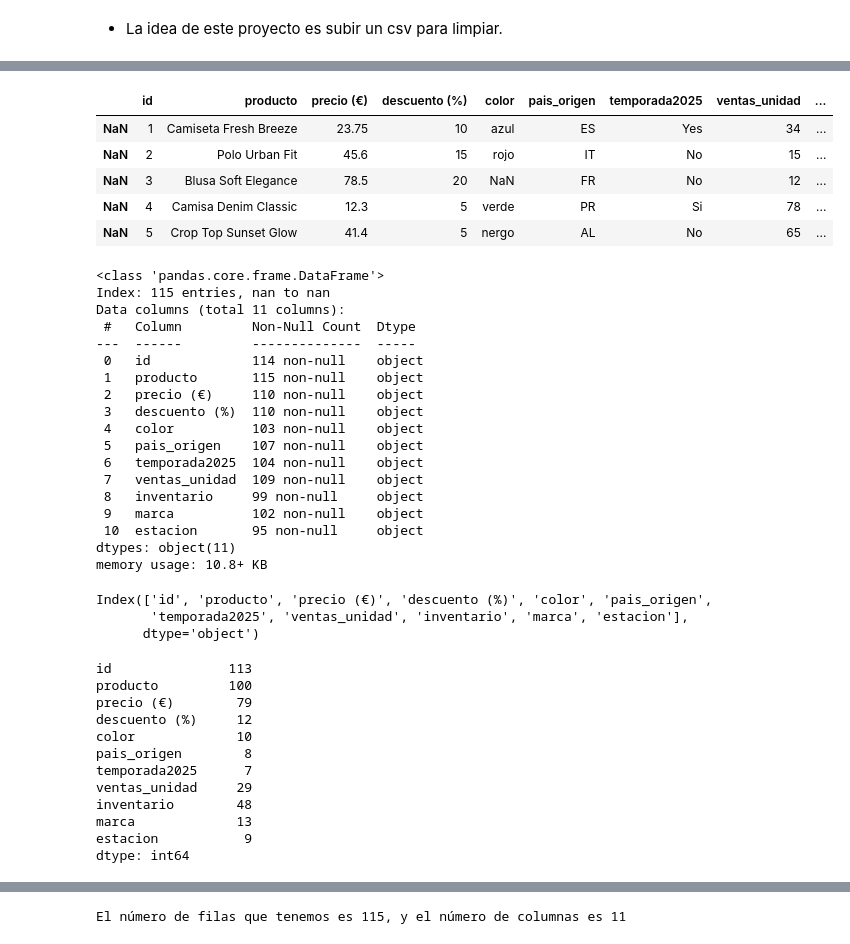
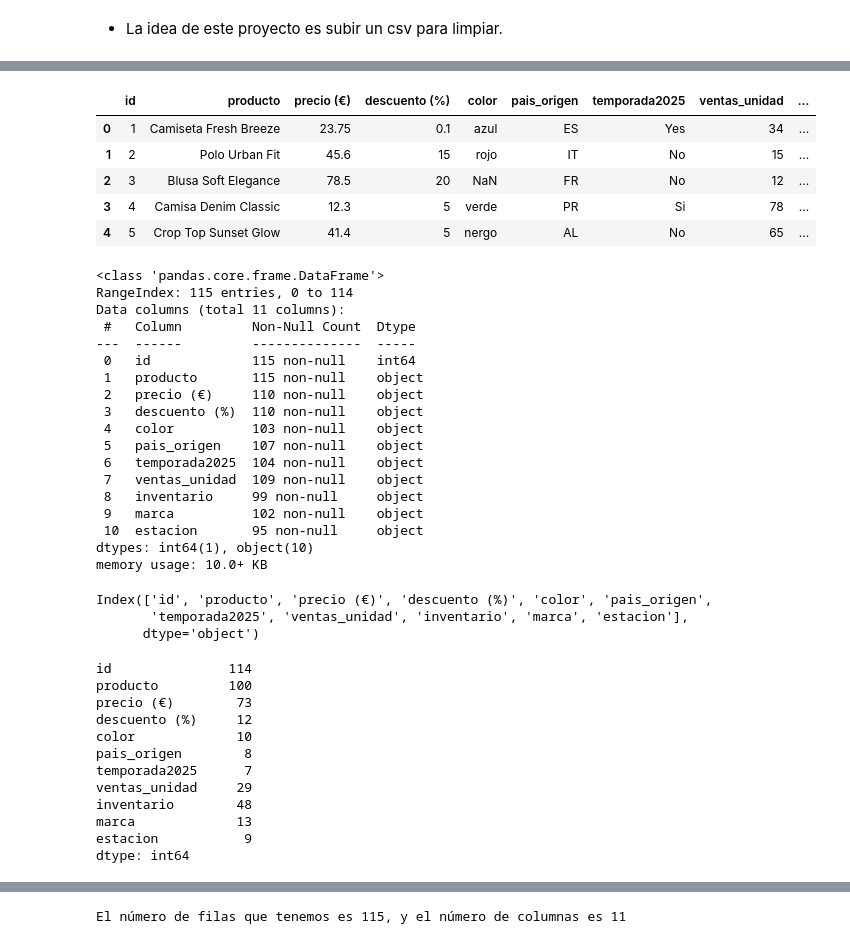
Before and after one commit to isamanero/MyPortfolio, a Jupyter notebook: Data_Analytics/Limpieza_datos.ipynb, the cells around one changed output, grey strips where cells are left out. Saved outputs shown, nothing was run; the diff lists cells and outputs as text; code cells hidden in the pictures.

```diff
--- a/Data_Analytics/Limpieza_datos.ipynb
+++ b/Data_Analytics/Limpieza_datos.ipynb
@@ -22,4 +22,5 @@ import matplotlib.pyplot as plt
 # Configuración
 # -----------------------------------------------------------------------
 pd.set_option('display.max_columns', None) # para poder visualizar todas las columnas de los DataFrames
+pd.set_option('display.max_rows', None)  # Sin límite de filas
 # %%
@@ -53,14 +30,14 @@ df_ejemplo.style.highlight_null(color='yellow')
 # %%
 # cargamos el dataframe creado:
-df_excel = pd.read_excel("C:/Users/isaw9/OneDrive/Escritorio/ADALAB/Modulo_3/files/New_clothesforyou.xlsx", index_col = 0)
+df_excel = pd.read_excel("C:/Users/isaw9/OneDrive/Escritorio/ADALAB/Modulo_3/files/New_clothesforyou.xlsx", index_col = None)
 df_excel.head()
 # %% [output]
 |  | id | producto | precio (€) | descuento (%) | color | pais_origen | temporada2025 | ventas_unidad | ... |
-| NaN | 1 | Camiseta Fresh Breeze | 23.75 | 10 | azul | ES | Yes | 34 | ... |
-| NaN | 2 | Polo Urban Fit | 45.6 | 15 | rojo | IT | No | 15 | ... |
-| NaN | 3 | Blusa Soft Elegance | 78.5 | 20 | NaN | FR | No | 12 | ... |
-| NaN | 4 | Camisa Denim Classic | 12.3 | 5 | verde | PR | Si | 78 | ... |
-| NaN | 5 | Crop Top Sunset Glow | 41.4 | 5 | nergo | AL | No | 65 | ... |
+| 0 | 1 | Camiseta Fresh Breeze | 23.75 | 0.1 | azul | ES | Yes | 34 | ... |
+| 1 | 2 | Polo Urban Fit | 45.6 | 15 | rojo | IT | No | 15 | ... |
+| 2 | 3 | Blusa Soft Elegance | 78.5 | 20 | NaN | FR | No | 12 | ... |
+| 3 | 4 | Camisa Denim Classic | 12.3 | 5 | verde | PR | Si | 78 | ... |
+| 4 | 5 | Crop Top Sunset Glow | 41.4 | 5 | nergo | AL | No | 65 | ... |
 # %%
 # Estructura de limpieza de datos:
 
@@ -71,11 +48,11 @@ df_excel.head()
 df_excel.info()
 # %% [output]
 <class 'pandas.core.frame.DataFrame'>
-Index: 115 entries, nan to nan
+RangeIndex: 115 entries, 0 to 114
 Data columns (total 11 columns):
  #   Column         Non-Null Count  Dtype
 ---  ------         --------------  -----
- 0   id             114 non-null    object
+ 0   id             115 non-null    int64
  1   producto       115 non-null    object
  2   precio (€)     110 non-null    object
  3   descuento (%)  110 non-null    object
@@ -86,8 +63,8 @@ Data columns (total 11 columns):
  8   inventario     99 non-null     object
  9   marca          102 non-null    object
  10  estacion       95 non-null     object
-dtypes: object(11)
-memory usage: 10.8+ KB
+dtypes: int64(1), object(10)
+memory usage: 10.0+ KB
 # %%
 # Tengo un dataframe de una tienda de ropa, que recoge diferentes datos de cada prenda.
 # Tenemos estas columnas:
@@ -104,9 +81,9 @@ Index(['id', 'producto', 'precio (€)', 'descuento (%)', 'color', 'pais_origen'
 
 df_excel.nunique()
 # %% [output]
-id               113
+id               114
 producto         100
-precio (€)        79
+precio (€)        73
 descuento (%)     12
 color             10
 pais_origen        8
```
Also changed, not shown: parts of 22 cells of this notebook, 1 other file.
